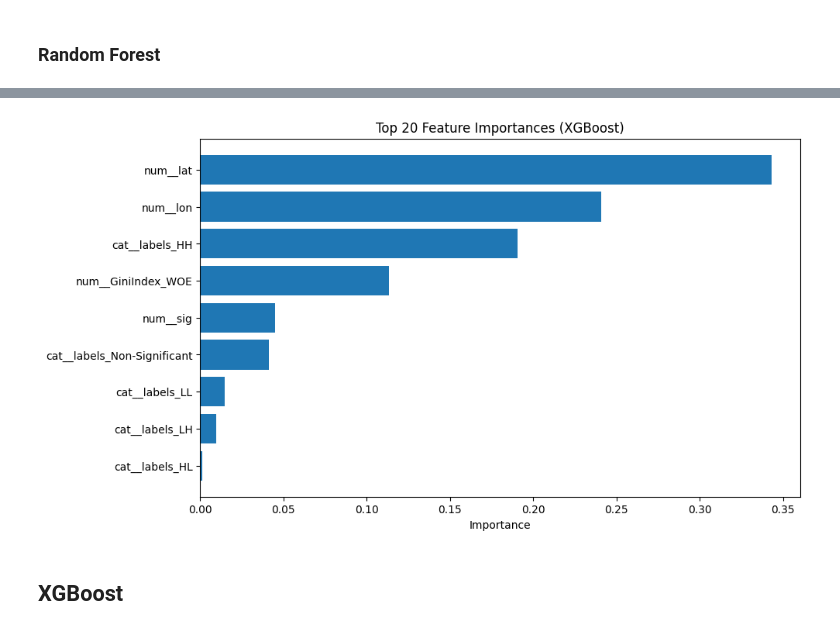
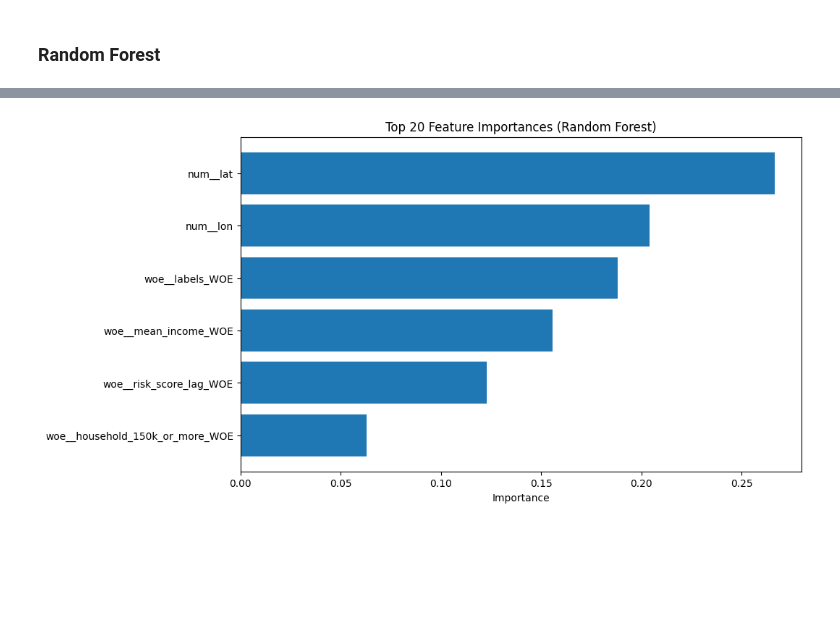
Before and after one commit to dnunez29/Trabajo-Final-Graduacion, a Jupyter notebook: Scripts/TFM_DanielNunez_ModeloGeoespacial.ipynb, the cells around one changed output, grey strips where cells are left out. Drawn from its saved outputs; the diff is of its cells as text; code cells hidden in the pictures; blank space fills up the shorter version.

Commit message:
Tuneo de Modelo Final
Se procede con un proceso de depuración de código y tuneo del modelo final.

```diff
--- a/Scripts/TFM_DanielNunez_ModeloGeoespacial.ipynb
+++ b/Scripts/TFM_DanielNunez_ModeloGeoespacial.ipynb
@@ -1422,0 +1469,8 @@ binning_table.build()
+# %%
+variable = 'labels'
+
+optb = OptimalBinning(name=variable, dtype="categorical", solver="cp")
+optb.fit(X_train[variable], y_train)
+
+binning_table = optb.binning_table
+binning_table.build()
@@ -1423,3 +1484,11 @@ binning_table.build()
+# %%
+# Transformación WOE en el conjunto train
+new_variable_name = f"{variable}_WOE"
+X_train[new_variable_name] = optb.transform(X_train[variable].values, metric="woe")
+
+# Transformación WOE en el conjunto test
+new_variable_name = f"{variable}_WOE"
+X_test[new_variable_name] = optb.transform(X_test[variable].values, metric="woe")
 # %% [markdown]
 # Modelos de Clasificación
 # %%
@@ -1476,19 +1547,24 @@ preprocessor = ColumnTransformer(
 rf_model = RandomForestClassifier(
     n_estimators=200,
     random_state=42,
-    class_weight="balanced_subsample",   # útil si hay desbalance
+    # class_weight="balanced_subsample",   # útil si hay desbalance
     n_jobs=-1
 )
 # %%
-# Pipeline completo
-# clf = Pipeline(steps=[
-#     ("preprocessor", preprocessor),
-#     ("model", rf_model)
-# ])
-
 # Construir pipeline con SMOTE + preprocesador + modelo
 clf = ImbPipeline(steps=[
     ("preprocessor", preprocessor),   # encoding y escalado
-    ("smote", SMOTE(random_state=42)), # oversampling solo en train
+    # ("smote", SMOTE(random_state=42)), # oversampling solo en train
+    ("smote", SMOTE(sampling_strategy=0.5, random_state=42)),
     ("model", rf_model)
 ])
+
+# rf_model = RandomForestClassifier(
+#     n_estimators=100,
+#     max_depth=8,           # ← CRÍTICO: limitar profundidad
+#     min_samples_split=15,   # ← Más muestras para hacer split
+#     min_samples_leaf=10,     # ← Más muestras en hojas
+#     max_features=0.6,    # ← Limitar features por árbol
+#     random_state=42,
+#     n_jobs=-1
+# )
@@ -1557,29 +1788,27 @@ plt.show()
 # %%
 # 1. Recuperar el modelo entrenado
 rf_model = clf.named_steps["model"]
 
 # 2. Recuperar nombres de columnas después del preprocesador
 #    - numéricas pasan directas
 #    - categóricas se expanden con OneHotEncoder
 feature_names = clf.named_steps["preprocessor"].get_feature_names_out()
 
 # 3. Importancias desde el modelo
 importances = rf_model.feature_importances_
 
 # 4. Crear DataFrame ordenado
 feat_imp = pd.DataFrame({
     "feature": feature_names,
     "importance": importances
 }).sort_values(by="importance", ascending=False)
 
 # 5. Graficar
 plt.figure(figsize=(10, 6))
 plt.barh(feat_imp["feature"][:20], feat_imp["importance"][:20])  # Top 20
 plt.gca().invert_yaxis()
-plt.title("Top 20 Feature Importances (XGBoost)")
+plt.title("Top 20 Feature Importances (Random Forest)")
 plt.xlabel("Importance")
 plt.show()
 # %% [output]
-[figure, old version]
+[figure, new version]
-# %% [markdown]
-## XGBoost
```
Also changed, not shown: parts of 97 cells of this notebook, 2 other files.
